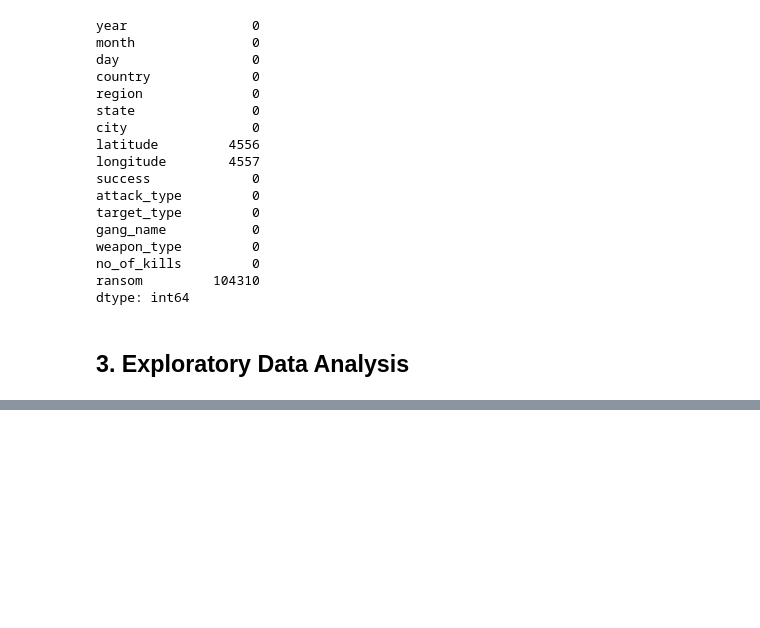
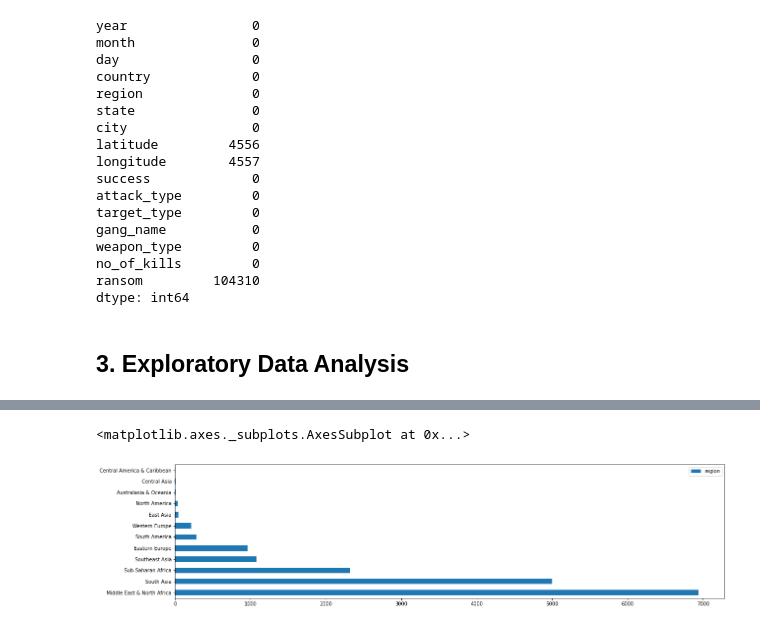
Before and after one commit to Dshivank/EDA-Global-Terrorism-Analysis, a Jupyter notebook: Global_Terrorism_Analysis_Capstone_Project.ipynb, the cells around one changed output, grey strips where cells are left out. Cells and saved outputs as stored; diff of their text form; code cells hidden in the pictures; blank space fills up the shorter version.

```diff
--- a/Global_Terrorism_Analysis_Capstone_Project.ipynb
+++ b/Global_Terrorism_Analysis_Capstone_Project.ipynb
@@ -188,0 +248,8 @@ dtype: int64
+# %%
+attacks_in_2014 = terrorism_data_new[terrorism_data_new['year'] == 2014]
+attack_2014 = attacks_in_2014['region'].value_counts().to_frame()
+# %%
+attack_2014.plot(kind = 'barh')
+# %% [output]
+<matplotlib.axes._subplots.AxesSubplot at 0x...>
+[figure, added]
```
Also changed, not shown: parts of 10 cells of this notebook.
